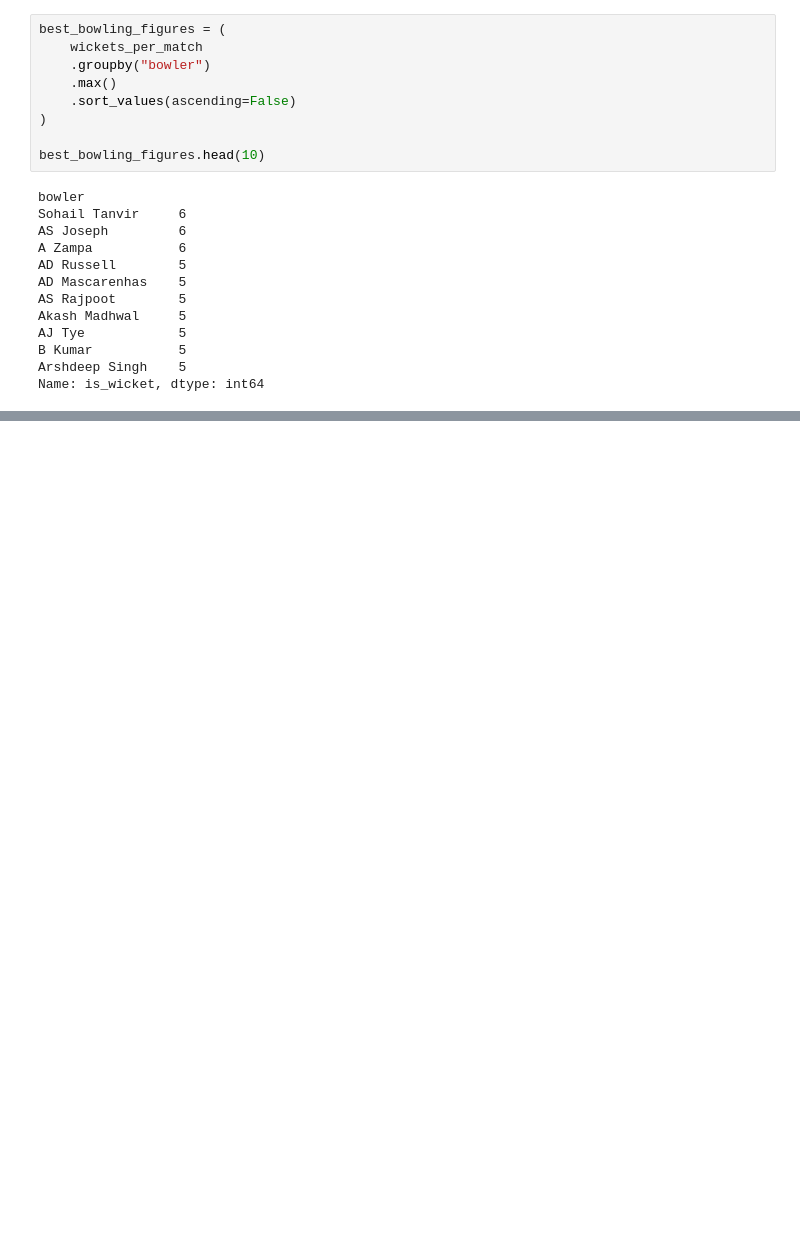
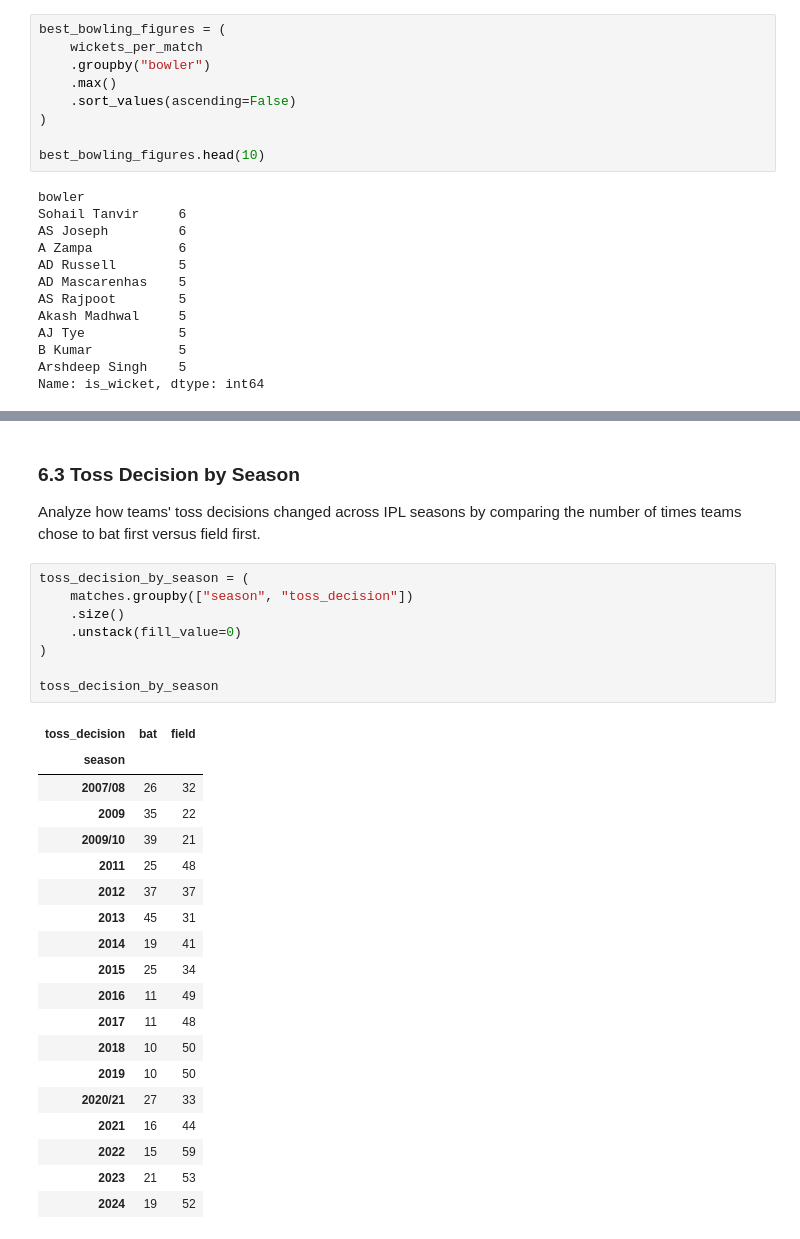
Before and after one commit to khalil-Gardiwal/ipl-data-analysis, a Jupyter notebook: notebooks/ipl-analysis.ipynb, the cells around one changed output, grey strips where cells are left out. Cells and saved outputs as stored; diff of their text form; blank space fills up the shorter version.

```diff
--- a/notebooks/ipl-analysis.ipynb
+++ b/notebooks/ipl-analysis.ipynb
@@ -891,0 +917,32 @@ Name: is_wicket, dtype: int64
+# %% [markdown]
+### 6.3 Toss Decision by Season
+
+Analyze how teams' toss decisions changed across IPL seasons by comparing the number of times teams chose to bat first versus field first.
+# %%
+toss_decision_by_season = (
+    matches.groupby(["season", "toss_decision"])
+    .size()
+    .unstack(fill_value=0)
+)
+
+toss_decision_by_season
+# %% [output]
+| toss_decision | bat | field |
+| season |  |  |
+| 2007/08 | 26 | 32 |
+| 2009 | 35 | 22 |
+| 2009/10 | 39 | 21 |
+| 2011 | 25 | 48 |
+| 2012 | 37 | 37 |
+| 2013 | 45 | 31 |
+| 2014 | 19 | 41 |
+| 2015 | 25 | 34 |
+| 2016 | 11 | 49 |
+| 2017 | 11 | 48 |
+| 2018 | 10 | 50 |
+| 2019 | 10 | 50 |
+| 2020/21 | 27 | 33 |
+| 2021 | 16 | 44 |
+| 2022 | 15 | 59 |
+| 2023 | 21 | 53 |
+| 2024 | 19 | 52 |
```
Also changed, not shown: parts of 24 cells of this notebook.
